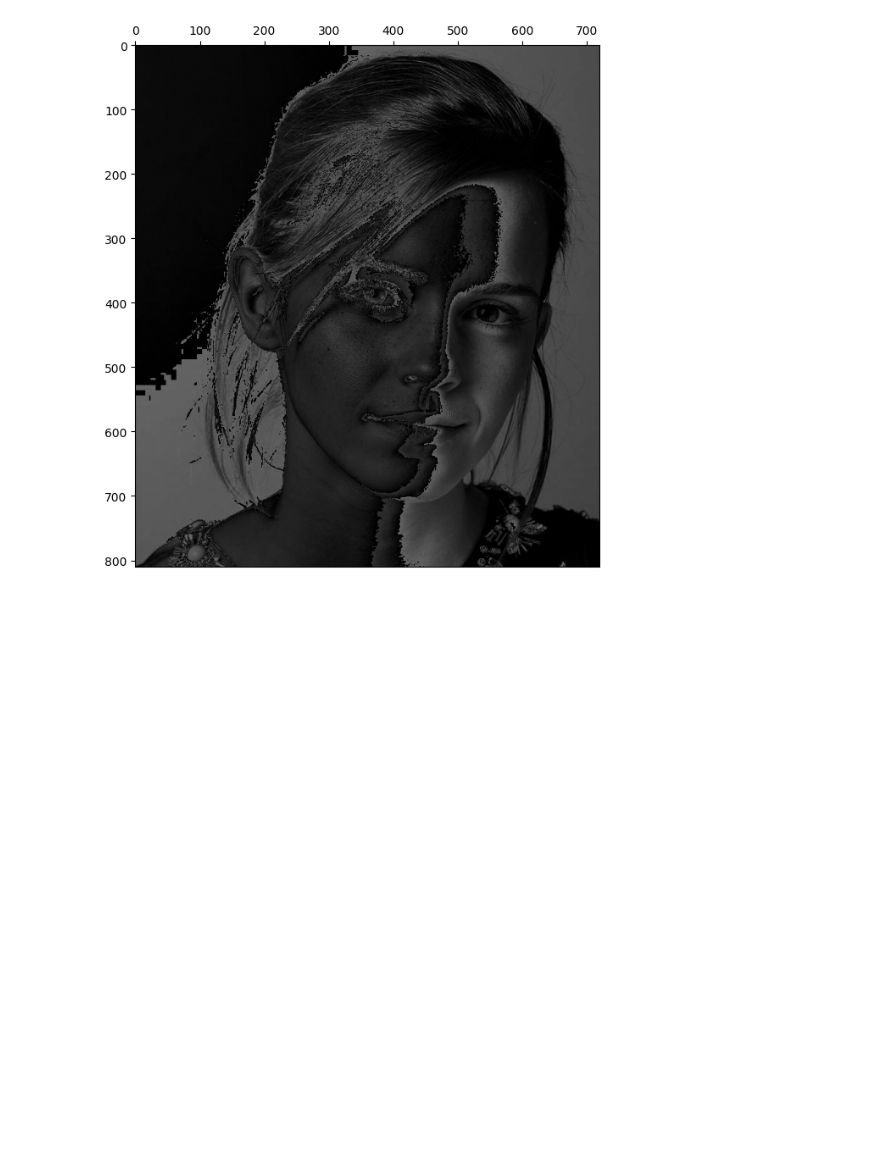
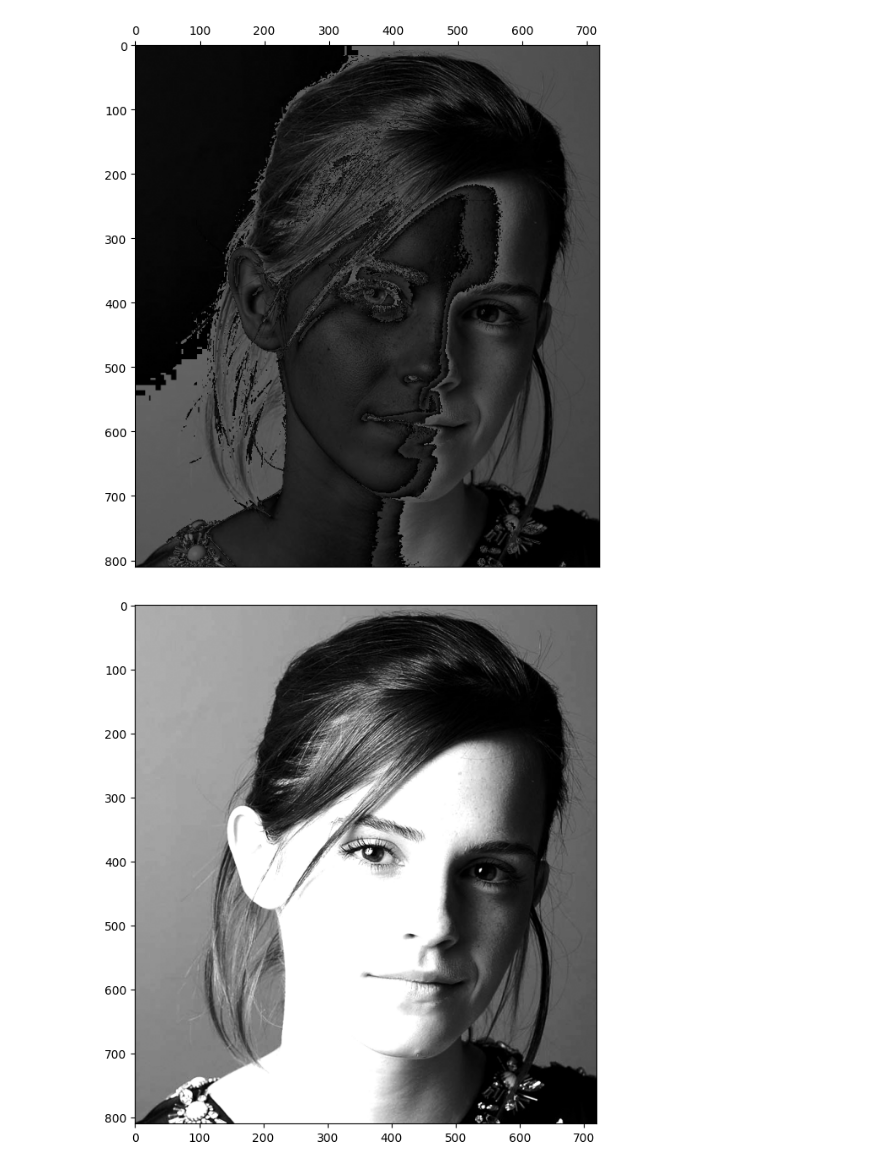
Before and after one commit to ManiiAya/EN3160_Assignment_01, a Jupyter notebook: 230065H_a01.ipynb, the cells around one changed output. Cells and saved outputs as stored; diff of their text form; code cells hidden in the pictures; blank space fills up the shorter version.

Commit message:
testing LT using interp

```diff
--- a/230065H_a01.ipynb
+++ b/230065H_a01.ipynb
@@ -40,0 +52,13 @@ plt.show()
+# %%
+x = [0,50,100,150,255]
+y = [0,50,150,255,255]
+f = cv.imread("images/emma.jpg", cv.IMREAD_GRAYSCALE)
+X_interp = np.interp(f,x,y).astype(np.uint8)
+
+fig, ax = plt.subplots(1,1, figsize=(8,8))
+ax.imshow(X_interp, cmap='gray', vmin=0, vmax=255)
+plt.show()
+
+#print(X_interp)
+# %% [output]
+[figure, added]
```
Also changed, not shown: parts of 1 cell of this notebook, 1 other file.
